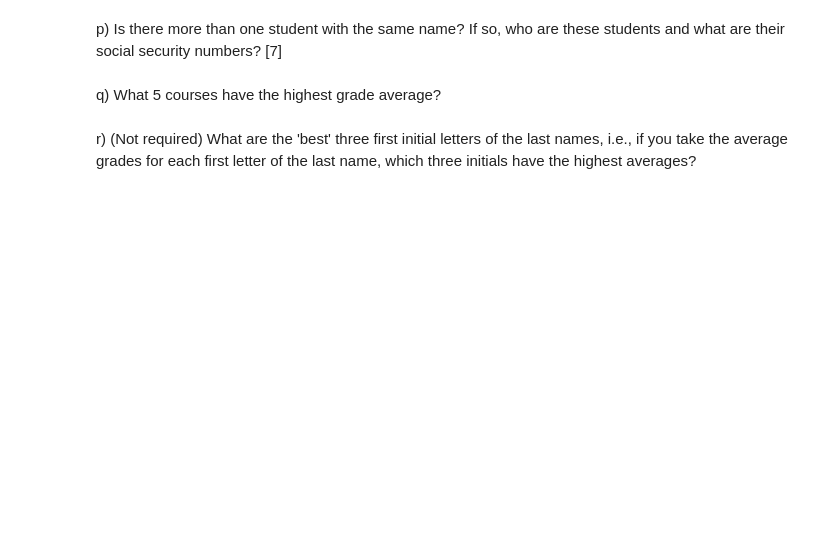
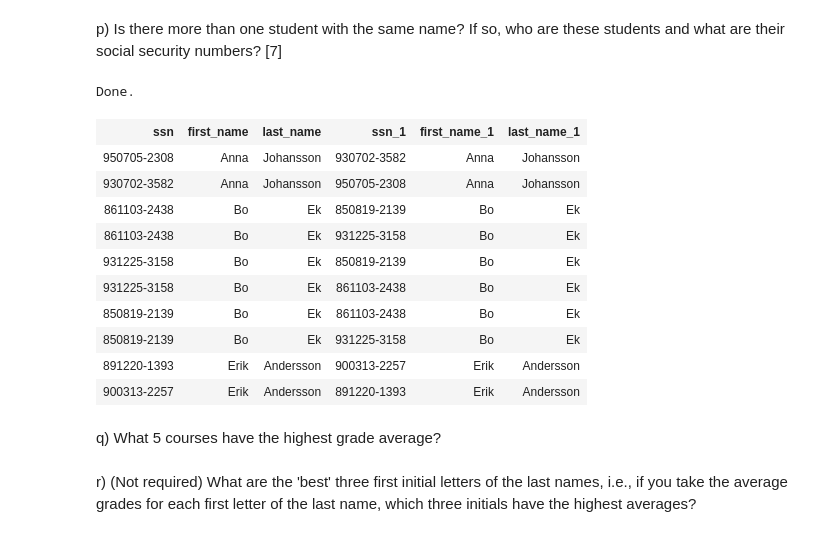
Before and after one commit to antongoransson/EDAF75, a Jupyter notebook: labs/lab1.ipynb, the cells around one changed output. Saved outputs shown, nothing was run; the diff lists cells and outputs as text; code cells hidden in the pictures; blank space fills up the shorter version.

```diff
--- a/labs/lab1.ipynb
+++ b/labs/lab1.ipynb
@@ -313,3 +470,22 @@ p) Is there more than one student with the same name? If so,
+# %%
+%%sql
+SELECT *
+FROM students AS s1
+JOIN students AS s2
+ON s1.first_name == s2.first_name AND s1.last_name == s2.last_name AND s1.ssn != s2.ssn
+# %% [output]
+Done.
+| ssn | first_name | last_name | ssn_1 | first_name_1 | last_name_1 |
+| 950705-2308 | Anna | Johansson | 930702-3582 | Anna | Johansson |
+| 930702-3582 | Anna | Johansson | 950705-2308 | Anna | Johansson |
+| 861103-2438 | Bo | Ek | 850819-2139 | Bo | Ek |
+| 861103-2438 | Bo | Ek | 931225-3158 | Bo | Ek |
+| 931225-3158 | Bo | Ek | 850819-2139 | Bo | Ek |
+| 931225-3158 | Bo | Ek | 861103-2438 | Bo | Ek |
+| 850819-2139 | Bo | Ek | 861103-2438 | Bo | Ek |
+| 850819-2139 | Bo | Ek | 931225-3158 | Bo | Ek |
+| 891220-1393 | Erik | Andersson | 900313-2257 | Erik | Andersson |
+| 900313-2257 | Erik | Andersson | 891220-1393 | Erik | Andersson |
 # %% [markdown]
 q) What 5 courses have the highest grade average?
 # %%
```
Also changed, not shown: parts of 19 cells of this notebook.
